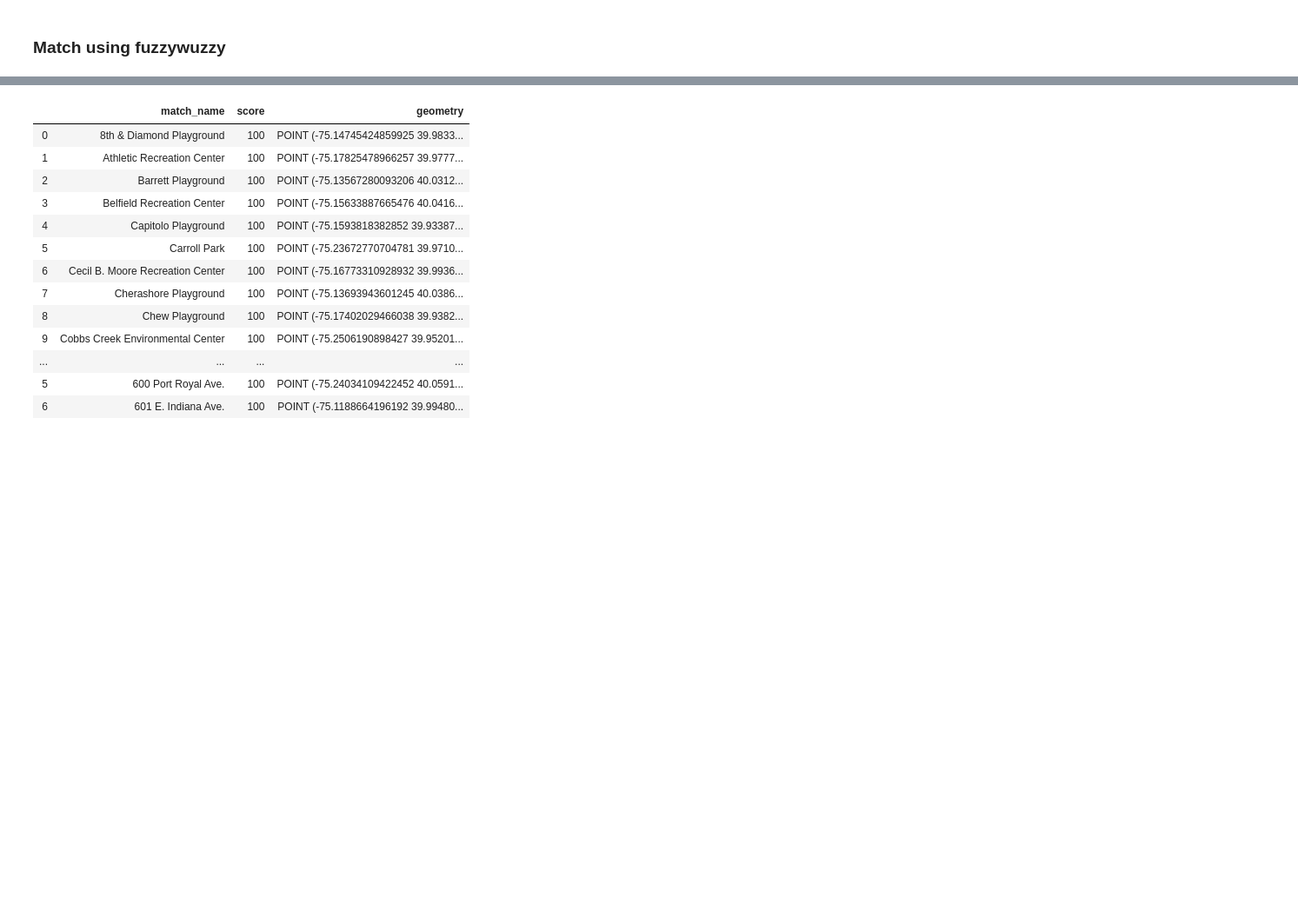
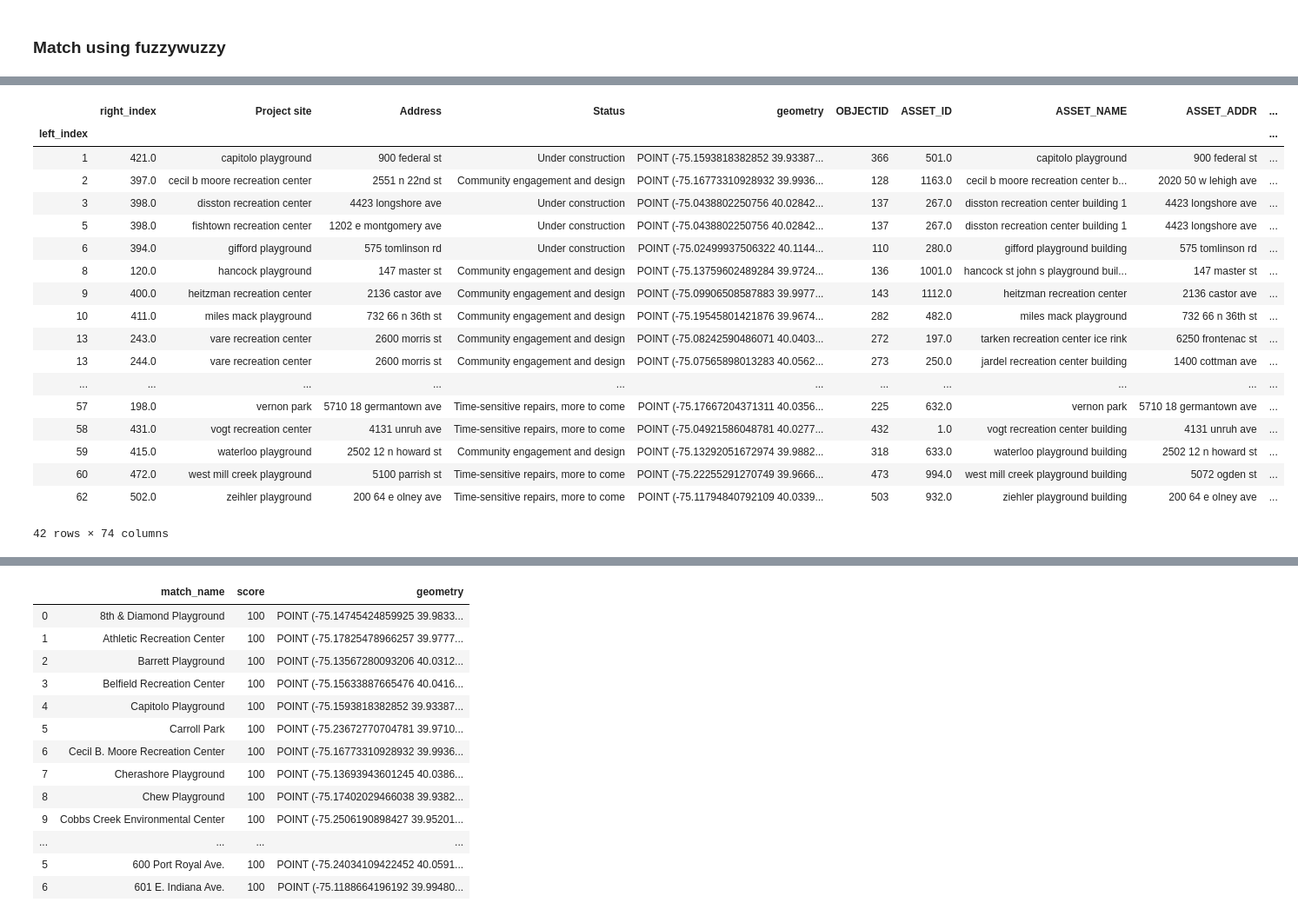
Before and after one commit to PhilaController/community-profiles, a Jupyter notebook: scrape.ipynb, the cells around one changed output, grey strips where cells are left out. Shown at 87% size. Cells and saved outputs as stored; diff of their text form; code cells hidden in the pictures; blank space fills up the shorter version.

```diff
--- a/scrape.ipynb
+++ b/scrape.ipynb
@@ -75,0 +181,2 @@ def match_name(name, list_names, min_score=0):
+# %%
+registry = rebuild.copy()
@@ -75,0 +214,23 @@ def match_name(name, list_names, min_score=0):
+# %%
+import multiprocessing
+
+
+def _apply_df(args):
+    df, func, kwargs = args
+    return df.apply(func, **kwargs)
+
+
+def _apply_by_multiprocessing(df, func, **kwargs):
+    workers = kwargs.pop("workers")
+    pool = multiprocessing.Pool(processes=workers)
+    result = pool.map(
+        _apply_df, [(d, func, kwargs) for d in np.array_split(df, workers)]
+    )
+    pool.close()
+    return pd.concat(list(result))
+
+
+def _find_matches(x, right_data, score_cutoff):
+    return process.extractBests(
+        x, right_data, limit=10, score_cutoff=score_cutoff, scorer=fuzz.ratio
+    )
@@ -75,0 +240,5 @@ def match_name(name, list_names, min_score=0):
+# %%
+left_on = "Project site"
+right_on = "SITE_NAME"
+score_cutoff = 90
+workers = 4
@@ -75,0 +315,2 @@ def match_name(name, list_names, min_score=0):
+# %%
+Y = fuzzy_merge(scraped, registry, "Project site", "SITE_NAME")
@@ -75,0 +335,31 @@ def match_name(name, list_names, min_score=0):
+# %%
+pd.merge(
+    scraped.loc[Y.index]
+    .assign(right_index=Y.right_index.values)
+    .rename_axis("left_index")
+    .reset_index()
+    .set_index("right_index"),
+    registry,
+    left_index=True,
+    right_index=True,
+).rename_axis('right_index').reset_index().set_index('left_index').sort_index()
+# %% [output]
+|  | right_index | Project site | Address | Status | geometry | OBJECTID | ASSET_ID | ASSET_NAME | ASSET_ADDR | ... |
+| left_index |  |  |  |  |  |  |  |  |  | ... |
+| 1 | 421.0 | capitolo playground | 900 federal st | Under construction | POINT (-75.1593818382852 39.93387... | 366 | 501.0 | capitolo playground | 900 federal st | ... |
+| 2 | 397.0 | cecil b moore recreation center | 2551 n 22nd st | Community engagement and design | POINT (-75.16773310928932 39.9936... | 128 | 1163.0 | cecil b moore recreation center b... | 2020 50 w lehigh ave | ... |
+| 3 | 398.0 | disston recreation center | 4423 longshore ave | Under construction | POINT (-75.0438802250756 40.02842... | 137 | 267.0 | disston recreation center building 1 | 4423 longshore ave | ... |
+| 5 | 398.0 | fishtown recreation center | 1202 e montgomery ave | Under construction | POINT (-75.0438802250756 40.02842... | 137 | 267.0 | disston recreation center building 1 | 4423 longshore ave | ... |
+| 6 | 394.0 | gifford playground | 575 tomlinson rd | Under construction | POINT (-75.02499937506322 40.1144... | 110 | 280.0 | gifford playground building | 575 tomlinson rd | ... |
+| 8 | 120.0 | hancock playground | 147 master st | Community engagement and design | POINT (-75.13759602489284 39.9724... | 136 | 1001.0 | hancock st john s playground buil... | 147 master st | ... |
+| 9 | 400.0 | heitzman recreation center | 2136 castor ave | Community engagement and design | POINT (-75.09906508587883 39.9977... | 143 | 1112.0 | heitzman recreation center | 2136 castor ave | ... |
+| 10 | 411.0 | miles mack playground | 732 66 n 36th st | Community engagement and design | POINT (-75.19545801421876 39.9674... | 282 | 482.0 | miles mack playground | 732 66 n 36th st | ... |
+| 13 | 243.0 | vare recreation center | 2600 morris st | Community engagement and design | POINT (-75.08242590486071 40.0403... | 272 | 197.0 | tarken recreation center ice rink | 6250 frontenac st | ... |
+| 13 | 244.0 | vare recreation center | 2600 morris st | Community engagement and design | POINT (-75.07565898013283 40.0562... | 273 | 250.0 | jardel recreation center building | 1400 cottman ave | ... |
+| ... | ... | ... | ... | ... | ... | ... | ... | ... | ... | ... |
+| 57 | 198.0 | vernon park | 5710 18 germantown ave | Time-sensitive repairs, more to come | POINT (-75.17667204371311 40.0356... | 225 | 632.0 | vernon park | 5710 18 germantown ave | ... |
+| 58 | 431.0 | vogt recreation center | 4131 unruh ave | Time-sensitive repairs, more to come | POINT (-75.04921586048781 40.0277... | 432 | 1.0 | vogt recreation center building | 4131 unruh ave | ... |
+| 59 | 415.0 | waterloo playground | 2502 12 n howard st | Community engagement and design | POINT (-75.13292051672974 39.9882... | 318 | 633.0 | waterloo playground building | 2502 12 n howard st | ... |
+| 60 | 472.0 | west mill creek playground | 5100 parrish st | Time-sensitive repairs, more to come | POINT (-75.22255291270749 39.9666... | 473 | 994.0 | west mill creek playground building | 5072 ogden st | ... |
+| 62 | 502.0 | zeihler playground | 200 64 e olney ave | Time-sensitive repairs, more to come | POINT (-75.11794840792109 40.0339... | 503 | 932.0 | ziehler playground building | 200 64 e olney ave | ... |
+42 rows × 74 columns
```
Also changed, not shown: parts of 35 cells of this notebook, 12 other files.
